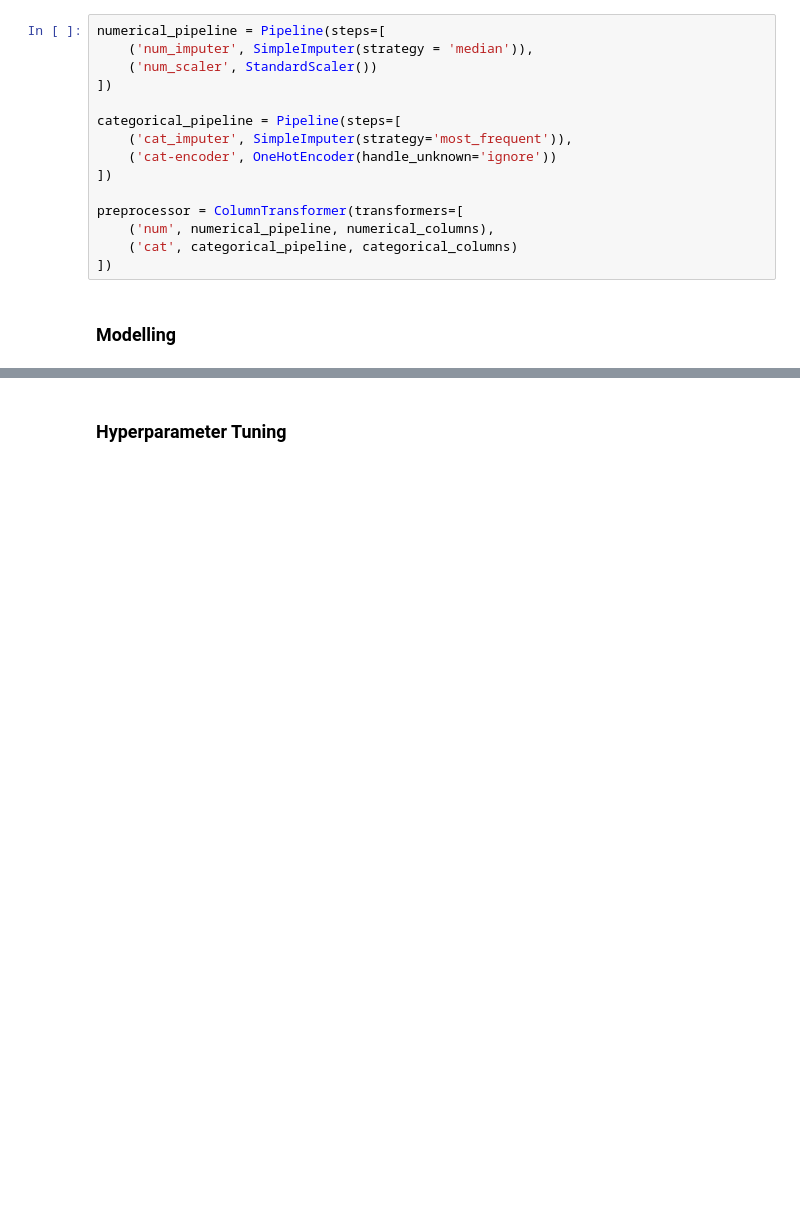
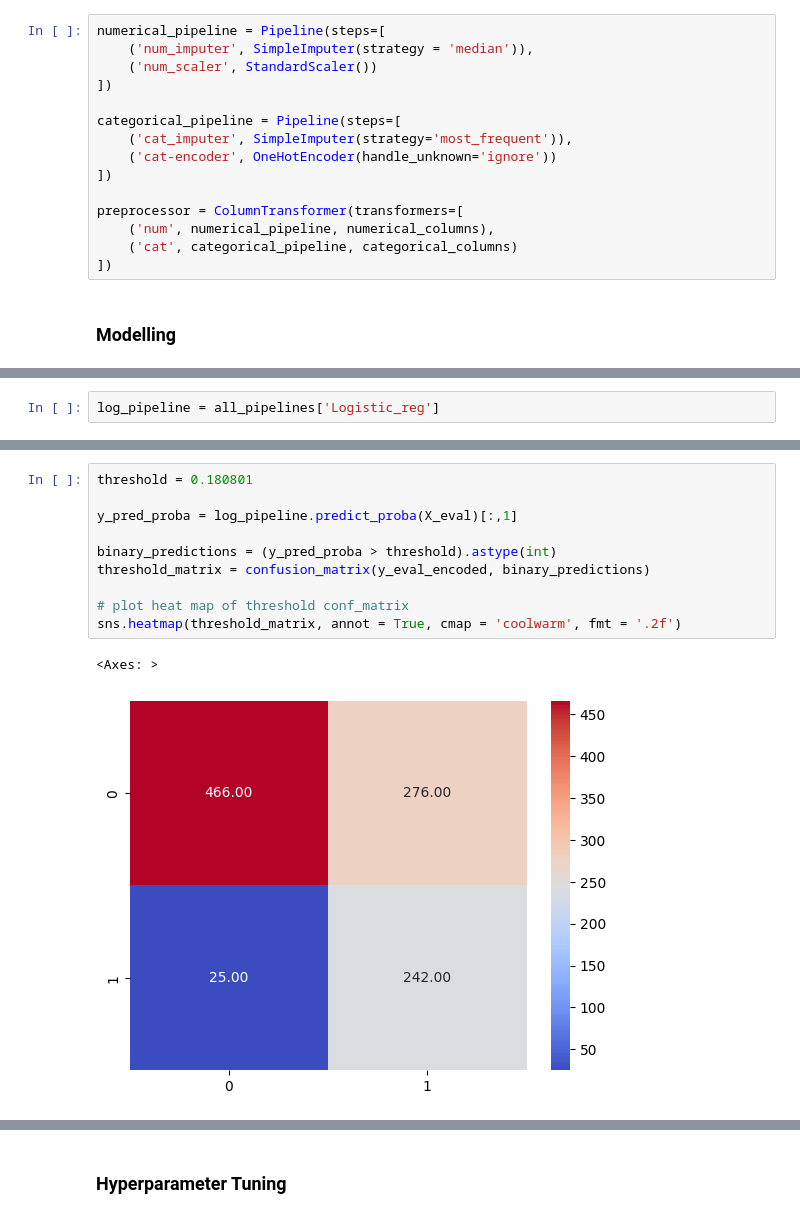
Before and after one commit to MumoMutiso/LP2-Curium-, a Jupyter notebook: modeling.ipynb, the cells around one changed output, grey strips where cells are left out. Drawn from its saved outputs; the diff is of its cells as text; blank space fills up the shorter version.

```diff
--- a/modeling.ipynb
+++ b/modeling.ipynb
@@ -186,0 +255,2 @@ visualize roc_auc curve
+# %%
+log_pipeline = all_pipelines['Logistic_reg']
@@ -186,0 +277,13 @@ visualize roc_auc curve
+# %%
+threshold = 0.180801
+
+y_pred_proba = log_pipeline.predict_proba(X_eval)[:,1]
+
+binary_predictions = (y_pred_proba > threshold).astype(int)
+threshold_matrix = confusion_matrix(y_eval_encoded, binary_predictions)
+
+# plot heat map of threshold conf_matrix
+sns.heatmap(threshold_matrix, annot = True, cmap = 'coolwarm', fmt = '.2f')
+# %% [output]
+<Axes: >
+[figure, added]
```
Also changed, not shown: parts of 20 cells of this notebook.
